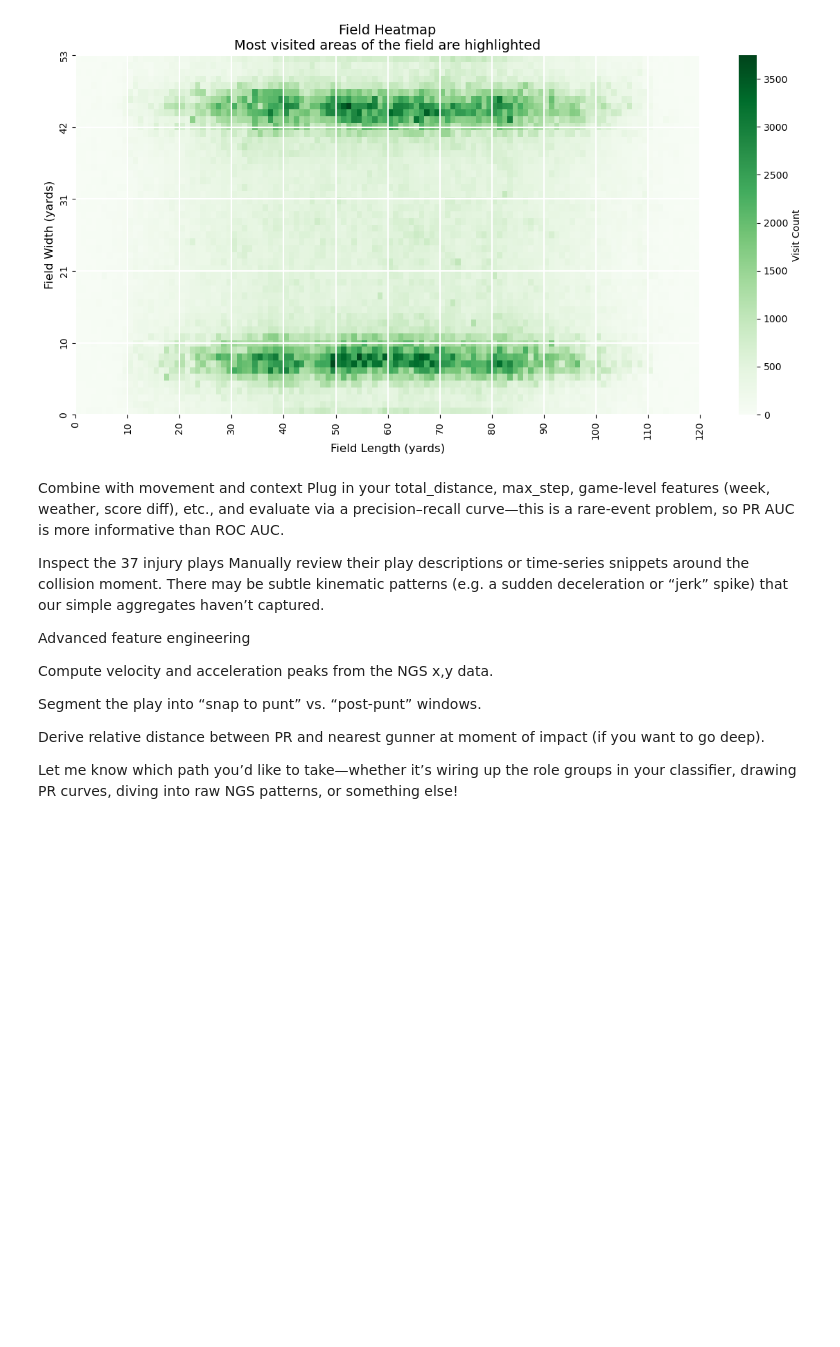
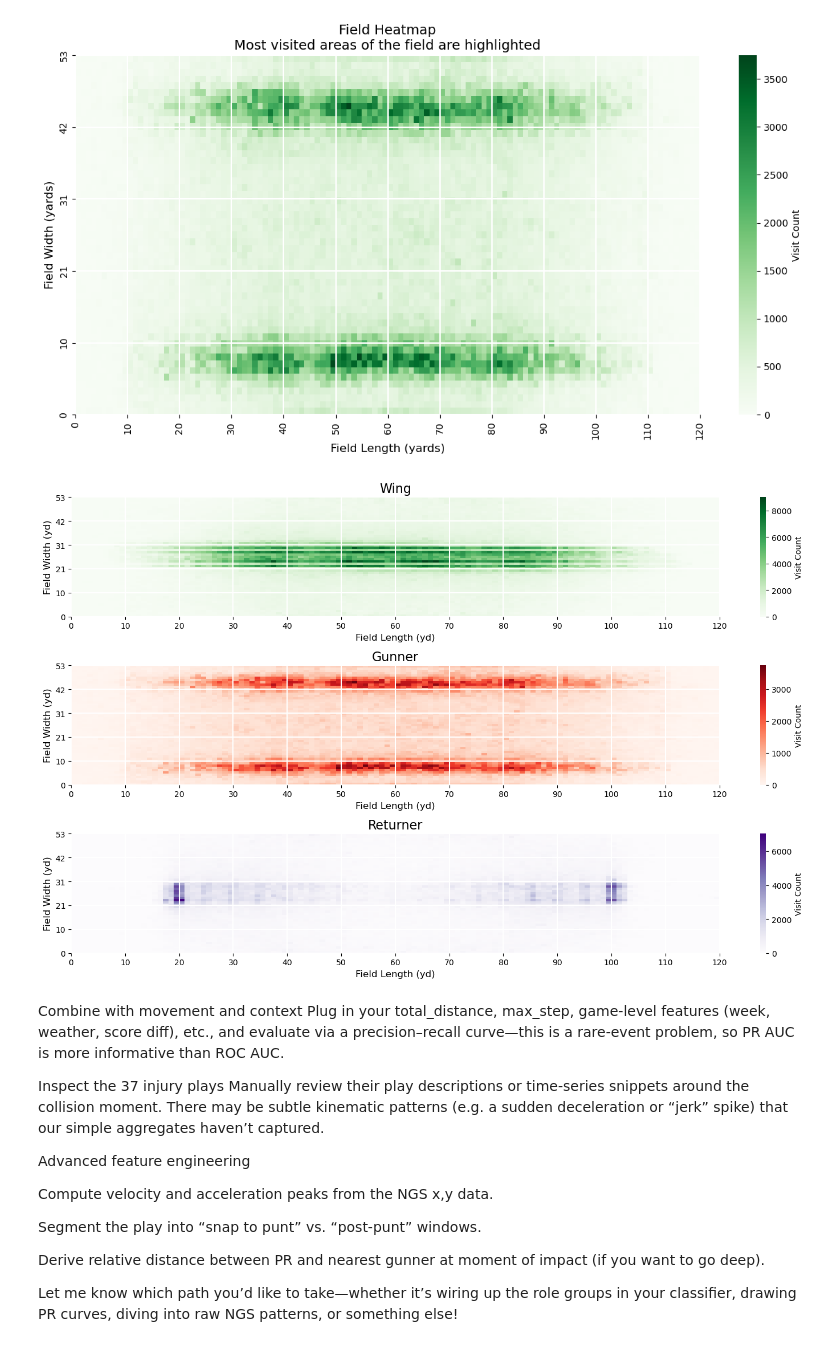
Before and after one commit to shmorhunmsds/ai4l_final_project, a Jupyter notebook: punt_analytics_v1.ipynb, the cells around one changed output. Saved outputs shown, nothing was run; the diff lists cells and outputs as text; code cells hidden in the pictures; blank space fills up the shorter version.

```diff
--- a/punt_analytics_v1.ipynb
+++ b/punt_analytics_v1.ipynb
@@ -658,3 +694,15 @@ visualize_field_heatmap(ngs_gunners, xbins=120, ybins=53)
+# %%
+ngs_all_roles = ngs.dropna(subset=['role_group'])
+# %%
+# If you want specific color maps per role:
+cm = {
+    "Gunner":   "Reds",
+    "Returner": "Purples",
+    "Wing":     "Greens"
+}
+visualize_field_heatmap_by_role(ngs_all_roles, role_col='role_group', cmaps=cm)
+# %% [output]
+[figure, added]
 # %% [markdown]
 Combine with movement and context
 Plug in your total_distance, max_step, game‐level features (week, weather, score diff), etc., and evaluate via a precision–recall curve—this is a rare‐event problem, so PR AUC is more informative than ROC AUC.
```
Also changed, not shown: parts of 31 cells of this notebook, 16 other files.
